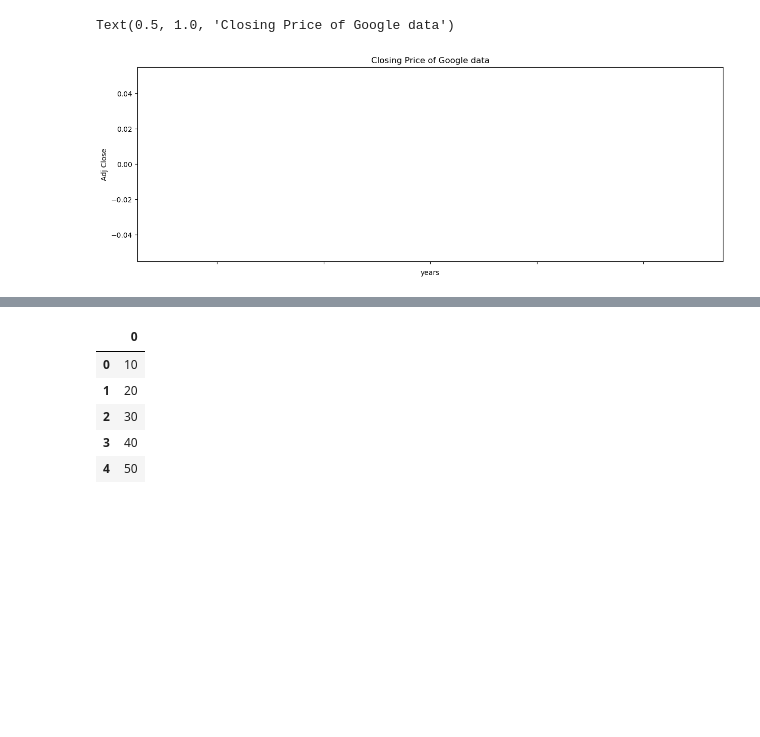
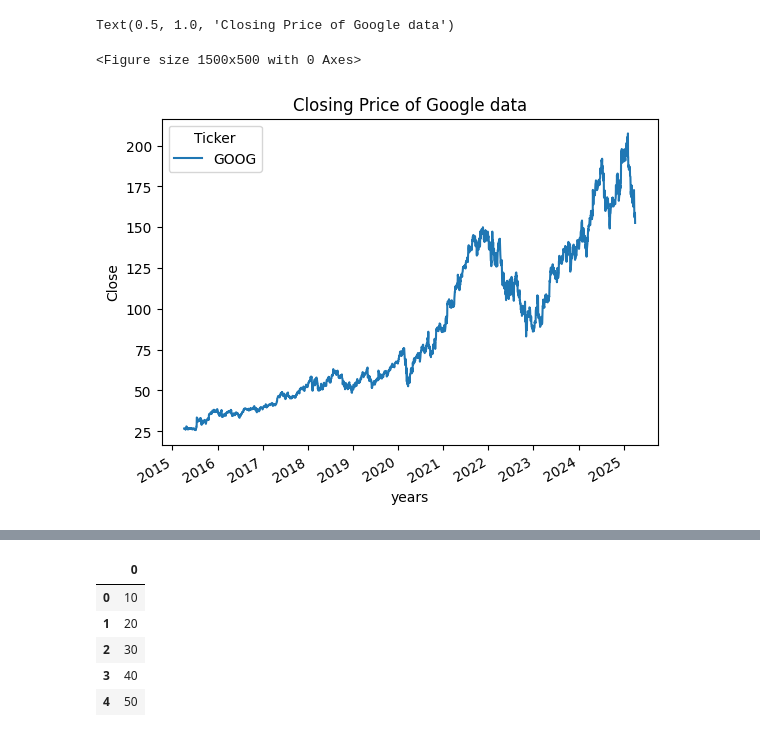
Before and after one commit to AbhinavVerma2000/StockPrice-Prediction, a Jupyter notebook: stock_price.ipynb, the cells around one changed output, grey strips where cells are left out. Drawn from its saved outputs; the diff is of its cells as text; code cells hidden in the pictures; blank space fills up the shorter version.

```diff
--- a/stock_price.ipynb
+++ b/stock_price.ipynb
@@ -62,13 +66,14 @@ import matplotlib.pyplot as plt
 %matplotlib inline
 # %%
 plt.figure(figsize=(15,5))
-google_data['Adj Close'].plot()
+google_data['Close'].plot()
 plt.xlabel("years")
-plt.ylabel("Adj Close")
+plt.ylabel("Close")
 plt.title("Closing Price of Google data")
 # %% [output]
 Text(0.5, 1.0, 'Closing Price of Google data')
+<Figure size 1500x500 with 0 Axes>
-[figure, old version]
+[figure, new version]
 # %%
 def plotgraph(figsize, values, colname):
     plt.figure(figsize=figsize)
```
Also changed, not shown: parts of 22 cells of this notebook.
